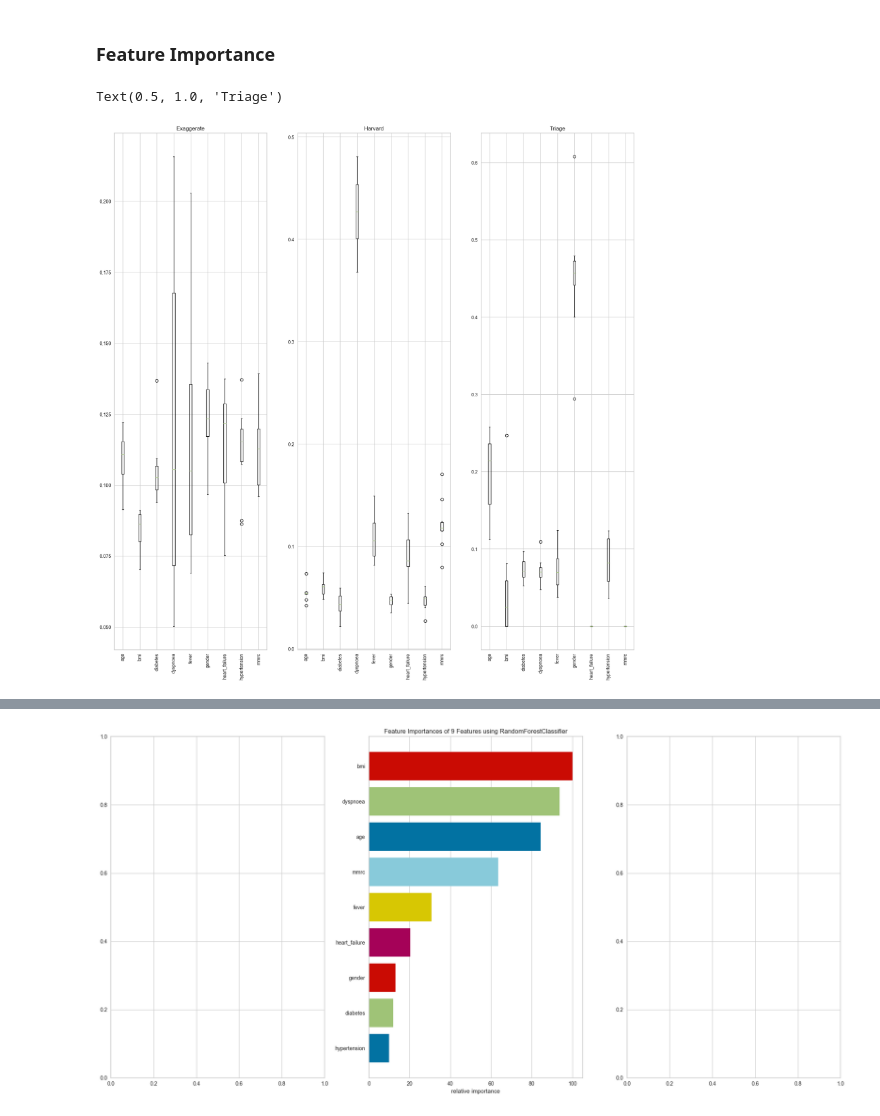
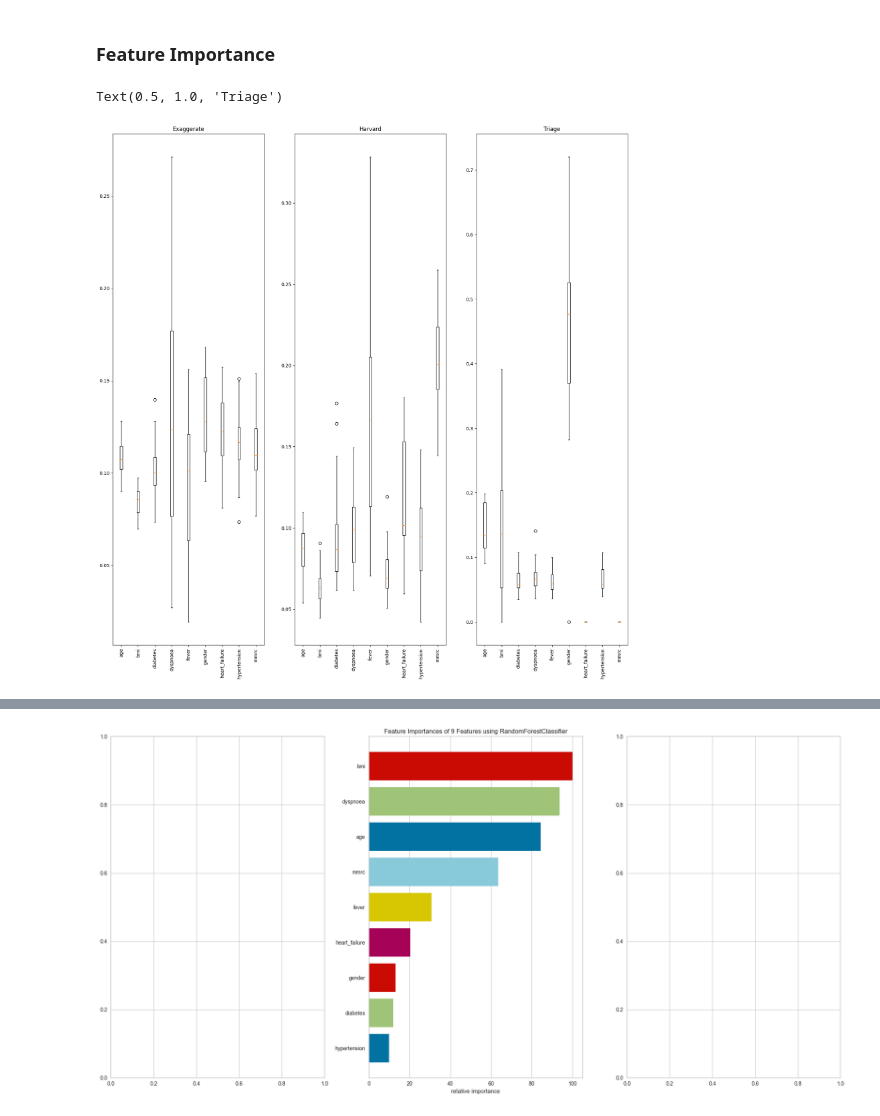
Before and after one commit to danielw-mt/copd_risk_score, a Jupyter notebook: exaggerate_harvard_triage.ipynb, the cells around one changed output, grey strips where cells are left out. Drawn from its saved outputs; the diff is of its cells as text; code cells hidden in the pictures.

```diff
--- a/northwestern_harvard_triage.ipynb
+++ b/exaggerate_harvard_triage.ipynb
@@ -772,17 +886,17 @@ from sklearn.model_selection import train_test_split
 # plot feature importances for each dataset in one figure. Fit a random forest classifier to each dataset and plot the feature importances for each dataset in one figure.
 fig, axs = plt.subplots(1, 3, figsize=(20, 20))
 
-
+num_fits = 25
 # fit a random forest classifier to the 'exaggerate' dataset
 
-clf = XGBClassifier(n_estimators=100, random_state=42)
+clf = XGBClassifier(random_state=42)
 
 # get feature names as string list
 features = list(exaggerate.drop(columns=['target']).columns)
 exaggerate_feature_importances = {}
 for i in range(len(features)):
     exaggerate_feature_importances[features[i]] = []
-for i in range(10):
+for i in range(num_fits):
     X_train, X_test, y_train, y_test = train_test_split(exaggerate.drop(columns=['target']), exaggerate['target'], test_size=0.2)
     clf.fit(X_train, y_train)
     # add feature importances to dictionary
@@ -796,7 +910,7 @@ harvard_feature_importances = {}
 for i in range(len(features)):
     harvard_feature_importances[features[i]] = []
 # fit a random forest classifier to the 'harvard' dataset
-for i in range(10):
+for i in range(num_fits):
     X_train, X_test, y_train, y_test = train_test_split(harvard.drop(columns=['target']), harvard['target'], test_size=0.2)
     clf.fit(X_train, y_train)
 
@@ -811,35 +925,35 @@ triage_feature_importances = {}
 for i in range(len(features)):
     triage_feature_importances[features[i]] = []
 # fit a random forest classifier to the 'exaggerate' dataset
-for i in range(10):
+for i in range(num_fits):
     X_train, X_test, y_train, y_test = train_test_split(triage.drop(columns=['target']), triage['target'], test_size=0.2)
     clf.fit(X_train, y_train)
 
     # add feature importances to dictionary
     for feature, importance in zip(features, clf.feature_importances_):
         if feature in triage_feature_importances.keys():
             triage_feature_importances[feature].append(importance)
         else:
             triage_feature_importances[feature] = [importance]
 
 # plot a boxplot for each feature for each dataset in one figure
 for feature, importance in exaggerate_feature_importances.items():
     axs[0].boxplot(importance, positions=[features.index(feature)])
 axs[0].set_xticklabels(features, rotation=90)
 axs[0].set_title('Exaggerate')
 
 for feature, importance in harvard_feature_importances.items():
     axs[1].boxplot(importance, positions=[features.index(feature)])
 axs[1].set_xticklabels(features, rotation=90)
 axs[1].set_title('Harvard')
 
 for feature, importance in triage_feature_importances.items():
     axs[2].boxplot(importance, positions=[features.index(feature)])
 axs[2].set_xticklabels(features, rotation=90)
 axs[2].set_title('Triage')
 # %% [output]
 Text(0.5, 1.0, 'Triage')
-[figure, old version]
+[figure, new version]
 # %%
 # using lofo importance
 from lofo import LOFOImportance, Dataset, plot_importance
```
Also changed, not shown: parts of 21 cells of this notebook, 38 other files.
